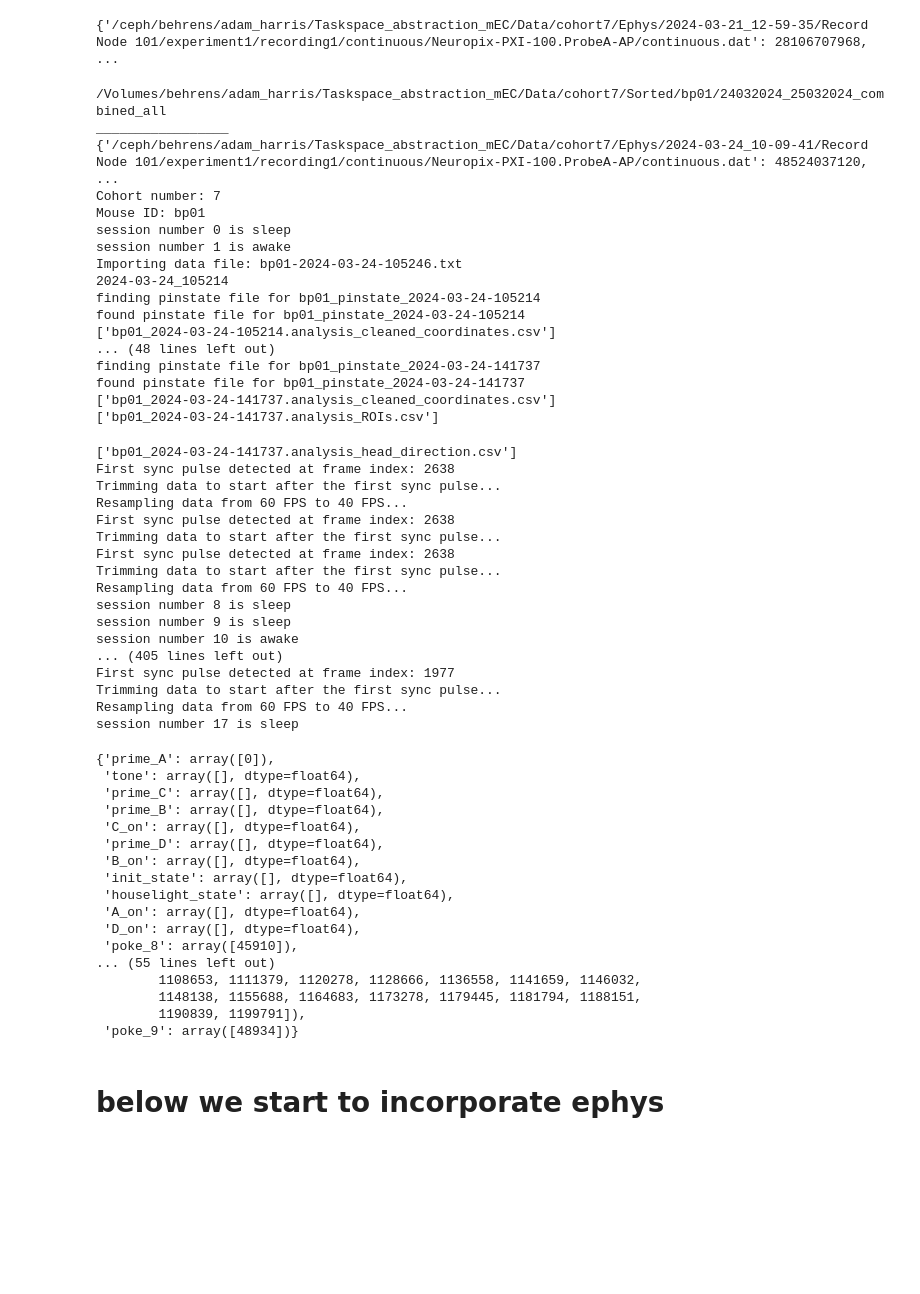
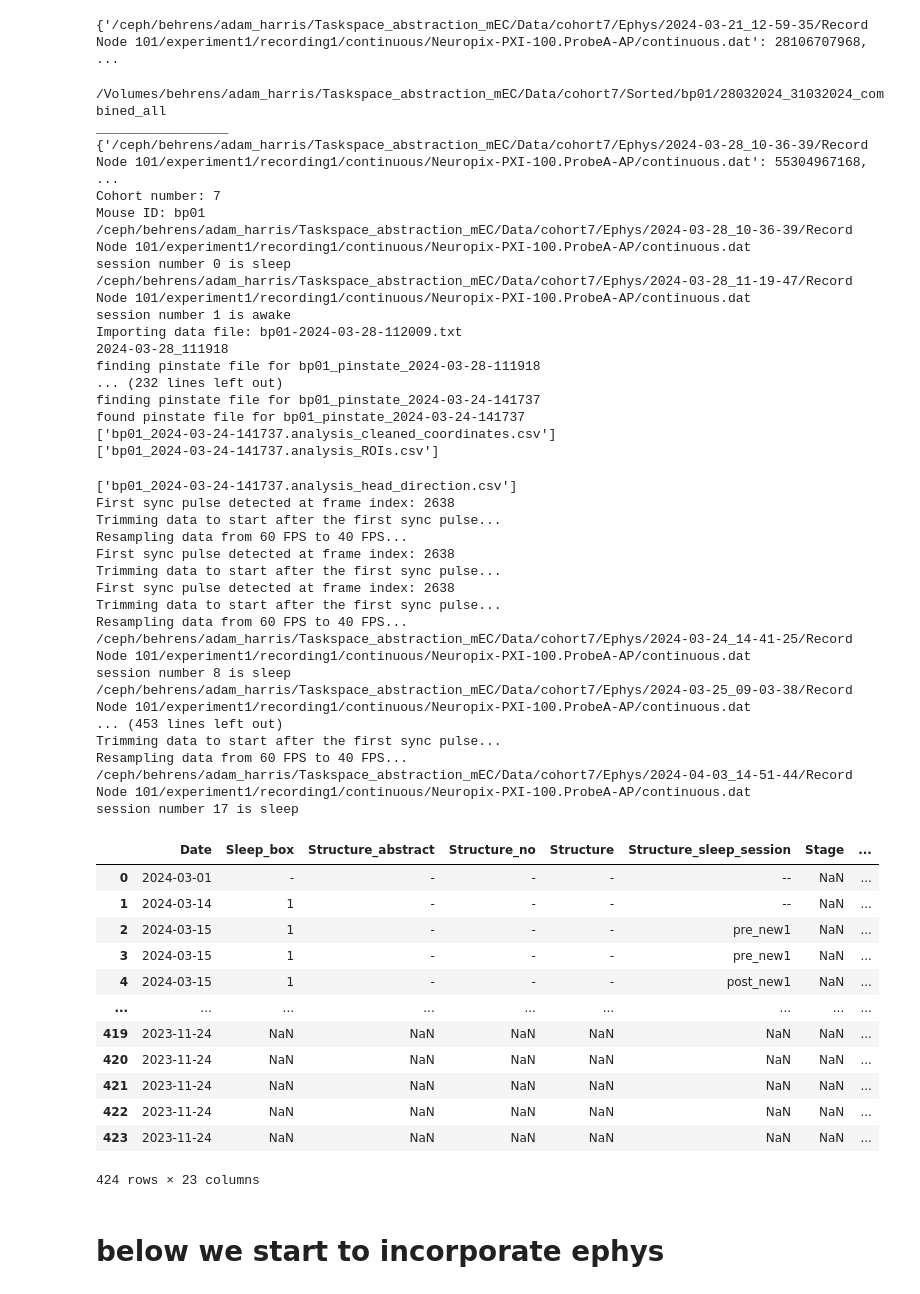
Before and after one commit to AdamLoydHarris/mEC_preprocessing, a Jupyter notebook: ephys_alignment.ipynb, the cells around one changed output. Cells and saved outputs as stored; diff of their text form; code cells hidden in the pictures; blank space fills up the shorter version.

```diff
--- a/ephys_alignment.ipynb
+++ b/ephys_alignment.ipynb
@@ -2401,7 +2401,7 @@ kilosort_folders = [
 "/Volumes/behrens/adam_harris/Taskspace_abstraction_mEC/Data/cohort7/Sorted/bp01/02042024_03042024_combined_all",
 ]
 
-for kilosort_folder in kilosort_folders[1:]:
+for kilosort_folder in kilosort_folders:
     print(kilosort_folder)
     print("_________________")
     date_string = get_datestring(kilosort_folder)
@@ -2422,7 +2422,7 @@ for kilosort_folder in kilosort_folders[1:]:
 
     cohort, mouse_id = extract_cohort_and_mouse_id(kilosort_folder)
 
-    awake_metadata, sleeep_metadata = load_metadata(cohort, mouse_id, data_folder)
+    awake_metadata, sleep_metadata = load_metadata(cohort, mouse_id, data_folder)
 
     awake_session = 0
 
@@ -2431,8 +2431,8 @@ for kilosort_folder in kilosort_folders[1:]:
         file_path = session[0]
         file_size = session[1]
         date, time = extract_ephys_date_time(file_path)
-
-        sleep_status = wake_or_sleep(file_path, awake_metadata, sleeep_metadata)
+        print(file_path)
+        sleep_status = wake_or_sleep(file_path, awake_metadata, sleep_metadata)
         sleep_list.append(sleep_status)
         print(f"session number {session_num} is {sleep_status}")
 
@@ -2468,7 +2468,7 @@ for kilosort_folder in kilosort_folders[1:]:
                     np.save(f"{output_folder}/Trial_times_{mouse_id}_{date_string}_{awake_session}.npy", trial_times)
                     first_trial_bin_offset = get_sync_to_trial_offset(pycontrol_outputs, target_binning = 25)
 
-                    xy_trialaligned, ROIs_trialaligned, hd_trialaligned, ephys_mat = align_to_first_A(first_trial_bin_offset,\
+                    xy_trialaligned, ROIs_trialaligned, hd_trialaligned, ephys_mat = align_to_first_A(first_trial_bin_offset, \
                                                                                             xy_resample_syncaligned, \
                                                                                             ROIs_resample_syncaligned, \
                                                                                             hd_resample_syncaligned, \
@@ -2488,7 +2488,7 @@ for kilosort_folder in kilosort_folders[1:]:
                 xy, pinstate, _, hd = get_tracking(data_folder, mouse_id, cohort, date, Tracking_timestamp)
 
                 xy_resample_syncaligned = resample_tracking(xy, pinstate)
-                hd_resample_syncaligned =  resample_headDirections(hd, pinstate)
+                hd_resample_syncaligned = resample_headDirections(hd, pinstate)
 
                 np.save(f"{output_folder}/XY_raw_{mouse_id}_{date_string}_{awake_session}.npy", xy_resample_syncaligned)
 
@@ -2502,19 +2502,19 @@ for kilosort_folder in kilosort_folders[1:]:
     np.save(f"{output_folder}/Tasks_{mouse_id}_{date_string}_all.npy", np.array(tasks))
     np.save(f"{output_folder}/Wake_sleep_{mouse_id}_{date_string}_all.npy", sleep_list)
 # %% [output]
-/Volumes/behrens/adam_harris/Taskspace_abstraction_mEC/Data/cohort7/Sorted/bp01/24032024_25032024_combined_all
+/Volumes/behrens/adam_harris/Taskspace_abstraction_mEC/Data/cohort7/Sorted/bp01/28032024_31032024_combined_all
 _________________
-{'/ceph/behrens/adam_harris/Taskspace_abstraction_mEC/Data/cohort7/Ephys/2024-03-24_10-09-41/Record Node 101/experiment1/recording1/continuous/Neuropix-PXI-100.ProbeA-AP/continuous.dat': 48524037120,  ...
+{'/ceph/behrens/adam_harris/Taskspace_abstraction_mEC/Data/cohort7/Ephys/2024-03-28_10-36-39/Record Node 101/experiment1/recording1/continuous/Neuropix-PXI-100.ProbeA-AP/continuous.dat': 55304967168,  ...
 Cohort number: 7
 Mouse ID: bp01
+/ceph/behrens/adam_harris/Taskspace_abstraction_mEC/Data/cohort7/Ephys/2024-03-28_10-36-39/Record Node 101/experiment1/recording1/continuous/Neuropix-PXI-100.ProbeA-AP/continuous.dat
 session number 0 is sleep
+/ceph/behrens/adam_harris/Taskspace_abstraction_mEC/Data/cohort7/Ephys/2024-03-28_11-19-47/Record Node 101/experiment1/recording1/continuous/Neuropix-PXI-100.ProbeA-AP/continuous.dat
 session number 1 is awake
-Importing data file: bp01-2024-03-24-105246.txt
-2024-03-24_105214
-finding pinstate file for bp01_pinstate_2024-03-24-105214
-found pinstate file for bp01_pinstate_2024-03-24-105214
-['bp01_2024-03-24-105214.analysis_cleaned_coordinates.csv']
-... (48 lines left out)
+Importing data file: bp01-2024-03-28-112009.txt
+2024-03-28_111918
+finding pinstate file for bp01_pinstate_2024-03-28-111918
+... (232 lines left out)
 finding pinstate file for bp01_pinstate_2024-03-24-141737
 found pinstate file for bp01_pinstate_2024-03-24-141737
 ['bp01_2024-03-24-141737.analysis_cleaned_coordinates.csv']
@@ -2528,34 +2528,30 @@ Trimming data to start after the first sync pulse...
 First sync pulse detected at frame index: 2638
 Trimming data to start after the first sync pulse...
 Resampling data from 60 FPS to 40 FPS...
+/ceph/behrens/adam_harris/Taskspace_abstraction_mEC/Data/cohort7/Ephys/2024-03-24_14-41-25/Record Node 101/experiment1/recording1/continuous/Neuropix-PXI-100.ProbeA-AP/continuous.dat
 session number 8 is sleep
-session number 9 is sleep
-session number 10 is awake
-... (405 lines left out)
-First sync pulse detected at frame index: 1977
+/ceph/behrens/adam_harris/Taskspace_abstraction_mEC/Data/cohort7/Ephys/2024-03-25_09-03-38/Record Node 101/experiment1/recording1/continuous/Neuropix-PXI-100.ProbeA-AP/continuous.dat
+... (453 lines left out)
 Trimming data to start after the first sync pulse...
 Resampling data from 60 FPS to 40 FPS...
+/ceph/behrens/adam_harris/Taskspace_abstraction_mEC/Data/cohort7/Ephys/2024-04-03_14-51-44/Record Node 101/experiment1/recording1/continuous/Neuropix-PXI-100.ProbeA-AP/continuous.dat
 session number 17 is sleep
-# %%
-pycontrol_outputs
-# %% [output]
-{'prime_A': array([0]),
- 'tone': array([], dtype=float64),
- 'prime_C': array([], dtype=float64),
- 'prime_B': array([], dtype=float64),
- 'C_on': array([], dtype=float64),
- 'prime_D': array([], dtype=float64),
- 'B_on': array([], dtype=float64),
- 'init_state': array([], dtype=float64),
- 'houselight_state': array([], dtype=float64),
- 'A_on': array([], dtype=float64),
- 'D_on': array([], dtype=float64),
- 'poke_8': array([45910]),
-... (55 lines left out)
-        1108653, 1111379, 1120278, 1128666, 1136558, 1141659, 1146032,
-        1148138, 1155688, 1164683, 1173278, 1179445, 1181794, 1188151,
-        1190839, 1199791]),
- 'poke_9': array([48934])}
+# %%
+sleep_metadata
+# %% [output]
+|  | Date | Sleep_box | Structure_abstract | Structure_no | Structure | Structure_sleep_session | Stage | ... |
+| 0 | 2024-03-01 | - | - | - | - | -- | NaN | ... |
+| 1 | 2024-03-14 | 1 | - | - | - | -- | NaN | ... |
+| 2 | 2024-03-15 | 1 | - | - | - | pre_new1 | NaN | ... |
+| 3 | 2024-03-15 | 1 | - | - | - | pre_new1 | NaN | ... |
+| 4 | 2024-03-15 | 1 | - | - | - | post_new1 | NaN | ... |
+| ... | ... | ... | ... | ... | ... | ... | ... | ... |
+| 419 | 2023-11-24 | NaN | NaN | NaN | NaN | NaN | NaN | ... |
+| 420 | 2023-11-24 | NaN | NaN | NaN | NaN | NaN | NaN | ... |
+| 421 | 2023-11-24 | NaN | NaN | NaN | NaN | NaN | NaN | ... |
+| 422 | 2023-11-24 | NaN | NaN | NaN | NaN | NaN | NaN | ... |
+| 423 | 2023-11-24 | NaN | NaN | NaN | NaN | NaN | NaN | ... |
+424 rows × 23 columns
 # %% [markdown]
 # below we start to incorporate ephys
 # %%
```
Also changed, not shown: parts of 4 cells of this notebook, 6 other files.
